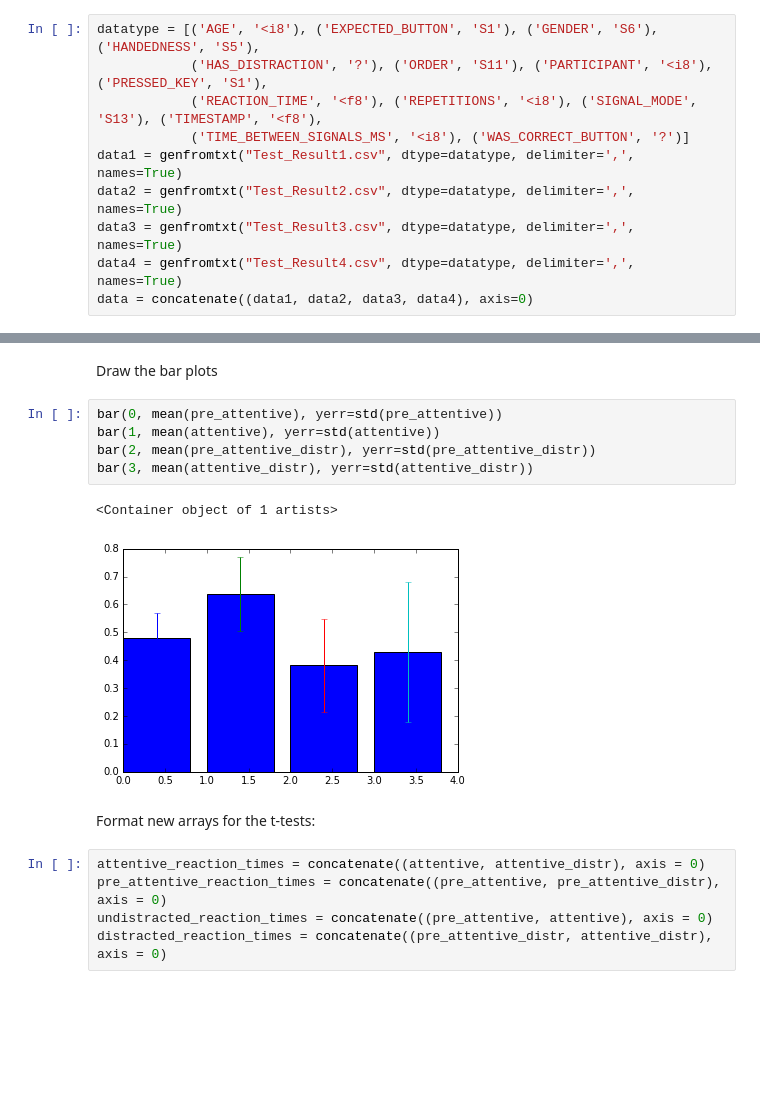
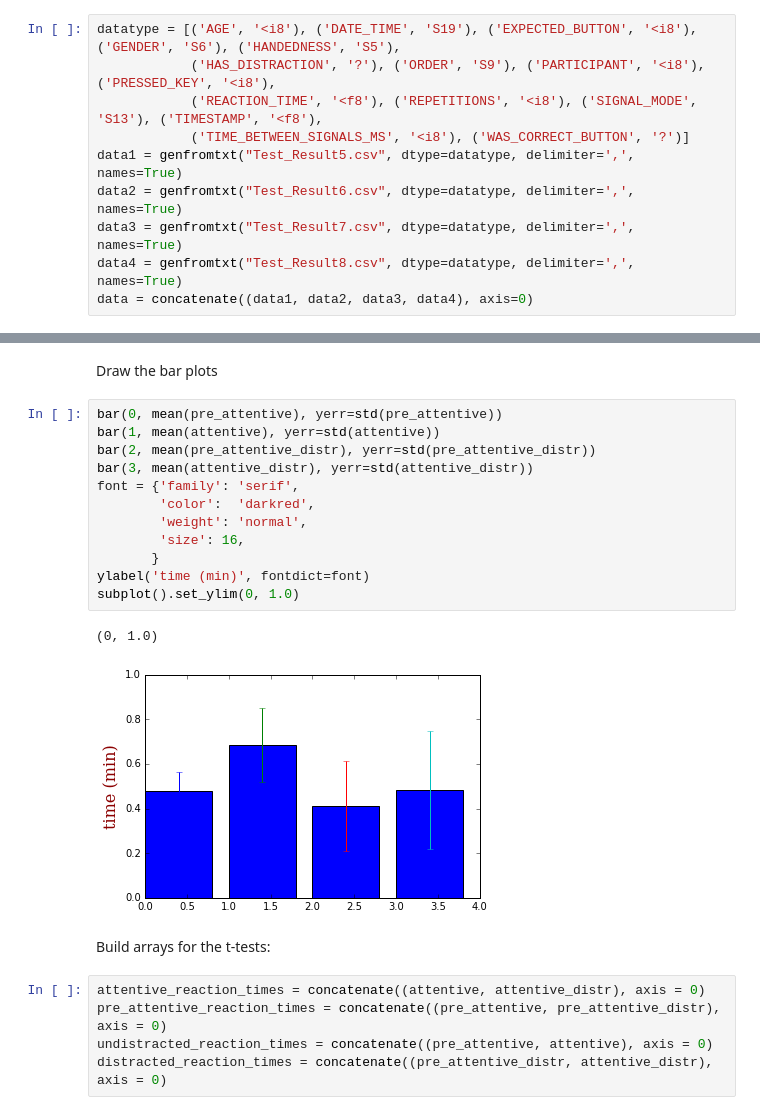
Before and after one commit to MaxSchu/ITT_SS16, a Jupyter notebook: Assignment3/reaction_time_experiment.ipynb, the cells around one changed output, grey strips where cells are left out. Saved outputs shown, nothing was run; the diff lists cells and outputs as text; blank space fills up the shorter version.

```diff
--- a/Assignment3/reaction_time_experiment.ipynb
+++ b/Assignment3/reaction_time_experiment.ipynb
@@ -10,14 +10,14 @@ import scipy.stats as stats
 # %% [markdown]
 Import csv data
 # %%
-datatype = [('AGE', '<i8'), ('EXPECTED_BUTTON', 'S1'), ('GENDER', 'S6'), ('HANDEDNESS', 'S5'),
-            ('HAS_DISTRACTION', '?'), ('ORDER', 'S11'), ('PARTICIPANT', '<i8'), ('PRESSED_KEY', 'S1'),
+datatype = [('AGE', '<i8'), ('DATE_TIME', 'S19'), ('EXPECTED_BUTTON', '<i8'), ('GENDER', 'S6'), ('HANDEDNESS', 'S5'),
+            ('HAS_DISTRACTION', '?'), ('ORDER', 'S9'), ('PARTICIPANT', '<i8'), ('PRESSED_KEY', '<i8'),
             ('REACTION_TIME', '<f8'), ('REPETITIONS', '<i8'), ('SIGNAL_MODE', 'S13'), ('TIMESTAMP', '<f8'),
             ('TIME_BETWEEN_SIGNALS_MS', '<i8'), ('WAS_CORRECT_BUTTON', '?')]
-data1 = genfromtxt("Test_Result1.csv", dtype=datatype, delimiter=',', names=True)
-data2 = genfromtxt("Test_Result2.csv", dtype=datatype, delimiter=',', names=True)
-data3 = genfromtxt("Test_Result3.csv", dtype=datatype, delimiter=',', names=True)
-data4 = genfromtxt("Test_Result4.csv", dtype=datatype, delimiter=',', names=True)
+data1 = genfromtxt("Test_Result5.csv", dtype=datatype, delimiter=',', names=True)
+data2 = genfromtxt("Test_Result6.csv", dtype=datatype, delimiter=',', names=True)
+data3 = genfromtxt("Test_Result7.csv", dtype=datatype, delimiter=',', names=True)
+data4 = genfromtxt("Test_Result8.csv", dtype=datatype, delimiter=',', names=True)
 data = concatenate((data1, data2, data3, data4), axis=0)
 # %% [markdown]
 Extract relevant data
@@ -123,13 +146,20 @@ Draw the bar plots
 # %%
 bar(0, mean(pre_attentive), yerr=std(pre_attentive))
 bar(1, mean(attentive), yerr=std(attentive))
 bar(2, mean(pre_attentive_distr), yerr=std(pre_attentive_distr))
 bar(3, mean(attentive_distr), yerr=std(attentive_distr))
+font = {'family': 'serif',
+        'color':  'darkred',
+        'weight': 'normal',
+        'size': 16,
+       }
+ylabel('time (min)', fontdict=font)
+subplot().set_ylim(0, 1.0)
 # %% [output]
-<Container object of 1 artists>
+(0, 1.0)
-[figure, old version]
+[figure, new version]
 # %% [markdown]
-Format new arrays for the t-tests:
+Build arrays for the t-tests:
 # %%
 attentive_reaction_times = concatenate((attentive, attentive_distr), axis = 0)
 pre_attentive_reaction_times = concatenate((pre_attentive, pre_attentive_distr), axis = 0)
```
Also changed, not shown: parts of 8 cells of this notebook, 3 other files.
